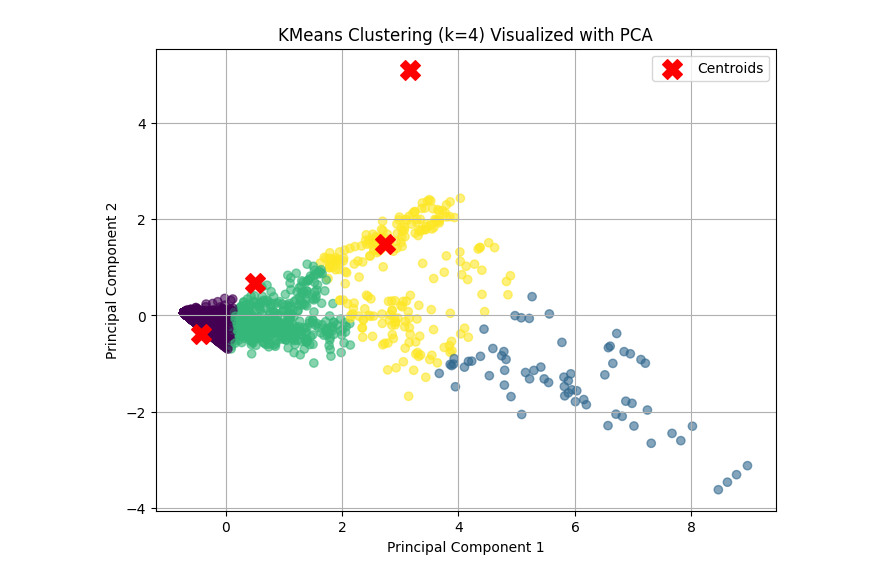
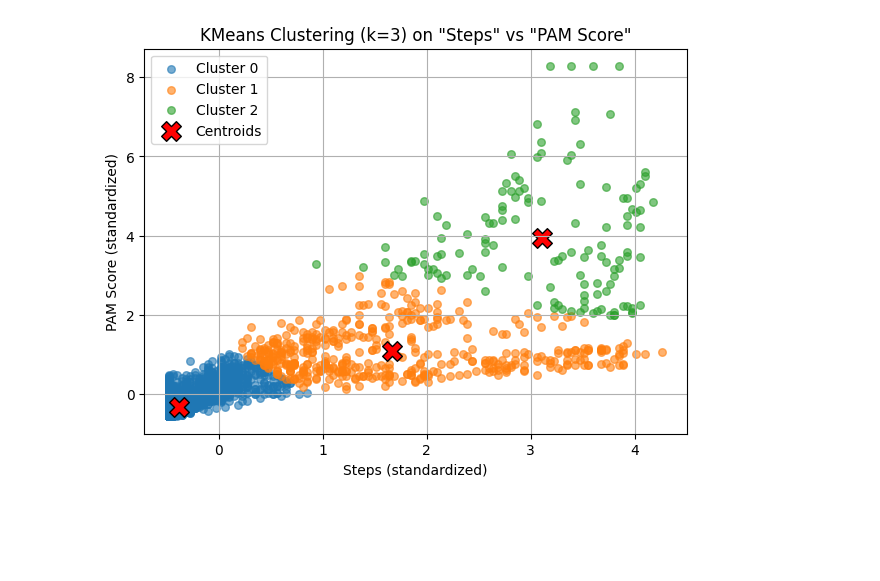
Before and after one commit to Vic-Warden/Digital-Life-Hipper-Monitoring, a Jupyter notebook: src/back-end/AI/DataClusteringAnalysis.ipynb, the cells around one changed output. Saved outputs shown, nothing was run; the diff lists cells and outputs as text; code cells hidden in the pictures; blank space fills up the shorter version.

```diff
--- a/src/back-end/AI/DataClusteringAnalysis.ipynb
+++ b/src/back-end/AI/DataClusteringAnalysis.ipynb
@@ -69,23 +43,0 @@ from the inertia plot we can see that we have 3 clusters
-# %%
-from sklearn.decomposition import PCA
-
-# Apply KMeans with 4 clusters (based on your observation)
-kmeans = KMeans(n_clusters=4, random_state=42)
-clusters = kmeans.fit_predict(scaled_data)
-
-# Reduce dimensionality to 2 components for visualization
-pca = PCA(n_components=2)
-pca_components = pca.fit_transform(scaled_data)
-
-# Plot the clusters
-plt.figure(figsize=(8, 6))
-scatter = plt.scatter(pca_components[:, 0], pca_components[:, 1], c=clusters, cmap='viridis', alpha=0.6)
-plt.scatter(kmeans.cluster_centers_[:, 0], kmeans.cluster_centers_[:, 1], s=200, c='red', label='Centroids', marker='X')
-plt.title('KMeans Clustering (k=4) Visualized with PCA')
-plt.xlabel('Principal Component 1')
-plt.ylabel('Principal Component 2')
-plt.legend()
-plt.grid(True)
-plt.show()
-# %% [output]
-[figure, removed]
@@ -91,0 +105,7 @@ plt.show()
+# %%
+
+# --- (A) USER SETS THIS: number of clusters to fit ---
+n_clusters = 3   # ← change this to 2, 3, 5, etc.
+KMeans_clusters_with_N_clusters(n_clusters=n_clusters).show()
+# %% [output]
+[figure, added]
```
Also changed, not shown: parts of 11 cells of this notebook, 4 other files.
